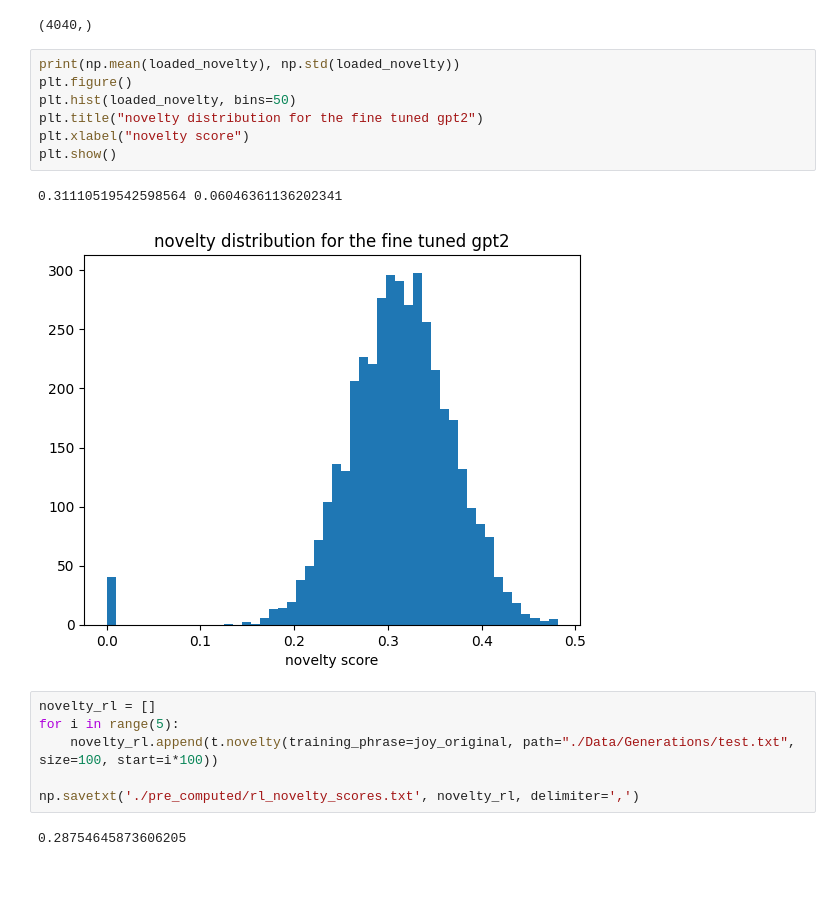
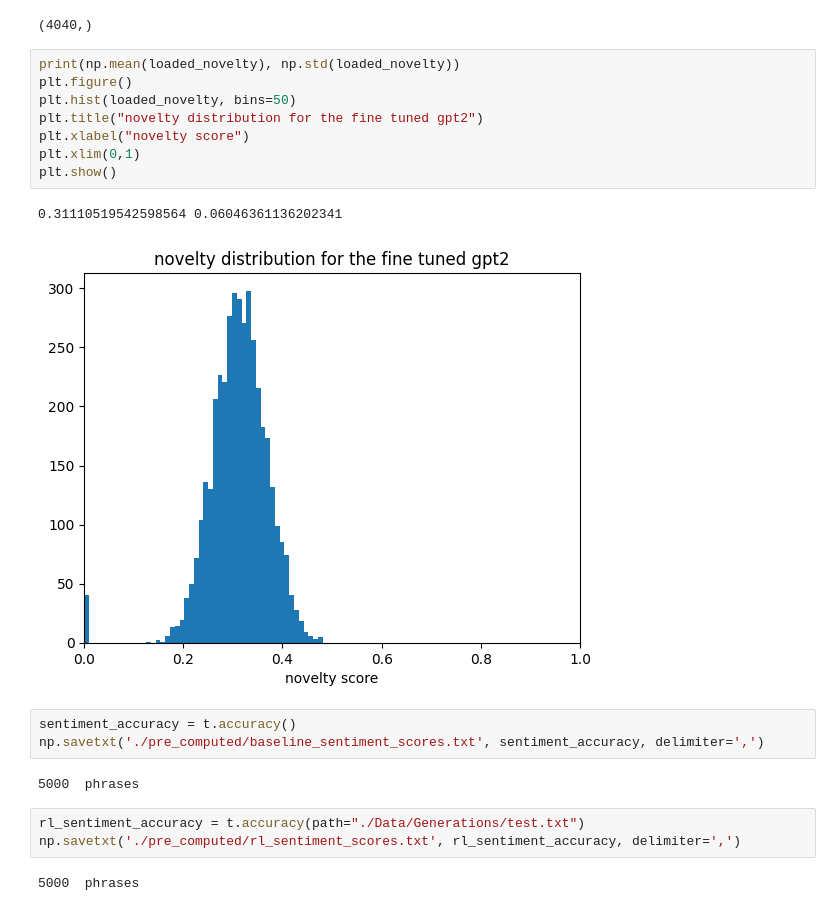
Before and after one commit to zczlsde/SentiBot, a Jupyter notebook: Baseline/run.ipynb, the cells around one changed output. Drawn from its saved outputs; the diff is of its cells as text; blank space fills up the shorter version.

Commit message:
sentiment accuracy

```diff
--- a/Baseline/run.ipynb
+++ b/Baseline/run.ipynb
@@ -129,19 +130,22 @@ loaded_novelty.shape
 # %%
 print(np.mean(loaded_novelty), np.std(loaded_novelty))
 plt.figure()
 plt.hist(loaded_novelty, bins=50)
 plt.title("novelty distribution for the fine tuned gpt2")
 plt.xlabel("novelty score")
+plt.xlim(0,1)
 plt.show()
 # %% [output]
 0.31110519542598564 0.06046361136202341
-[figure, old version]
+[figure, new version]
+# %%
+sentiment_accuracy = t.accuracy()
+np.savetxt('./pre_computed/baseline_sentiment_scores.txt', sentiment_accuracy, delimiter=',')
+# %% [output]
+5000  phrases
 # %%
-novelty_rl = []
-for i in range(5):
-    novelty_rl.append(t.novelty(training_phrase=joy_original, path="./Data/Generations/test.txt", size=100, start=i*100))
-
-np.savetxt('./pre_computed/rl_novelty_scores.txt', novelty_rl, delimiter=',')
+rl_sentiment_accuracy = t.accuracy(path="./Data/Generations/test.txt")
+np.savetxt('./pre_computed/rl_sentiment_scores.txt', rl_sentiment_accuracy, delimiter=',')
 # %% [output]
-0.28754645873606205
+5000  phrases
 # %%
```
Also changed, not shown: parts of 4 cells of this notebook, 3 other files.
